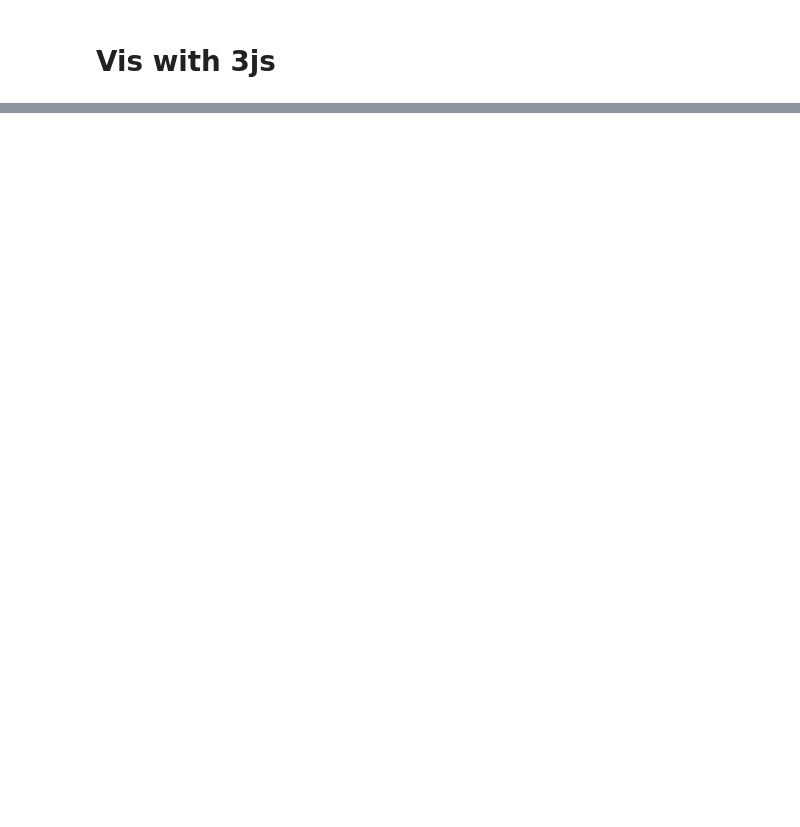
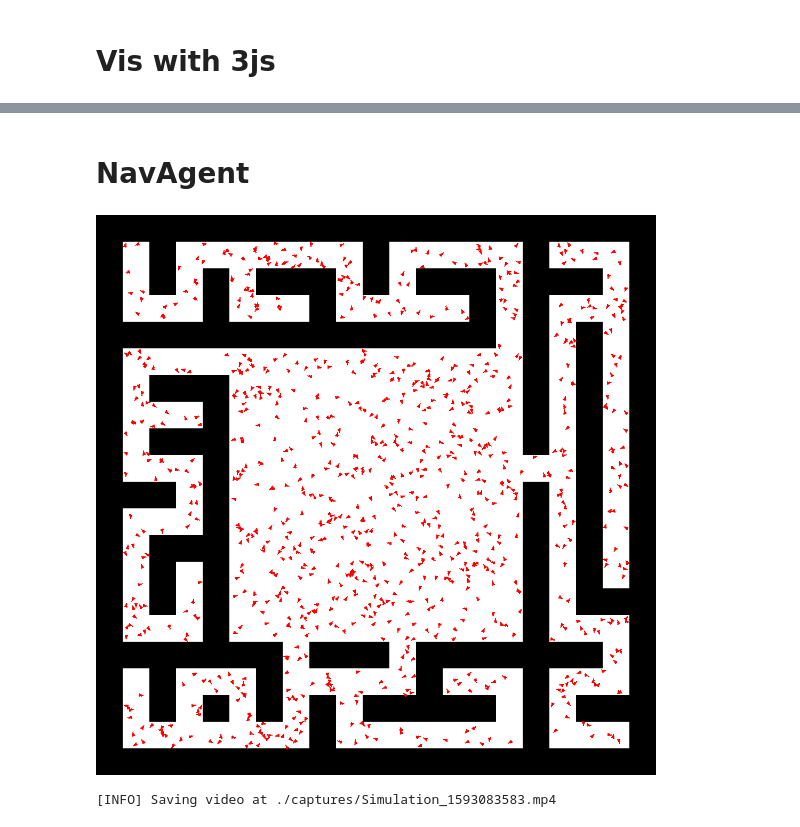
Before and after one commit to TheoLvs/westworld, a Jupyter notebook: dev/20200608 - Cataine dev.ipynb, the cells around one changed output, grey strips where cells are left out. Drawn from its saved outputs; the diff is of its cells as text; code cells hidden in the pictures; blank space fills up the shorter version.

```diff
--- a/dev/20200608 - Cataine dev.ipynb
+++ b/dev/20200608 - Cataine dev.ipynb
@@ -34,0 +84,37 @@ Hello from the pygame community. https://www.pygame.org/contribute.html
+# %% [markdown]
+# NavAgent
+# %%
+
+# Prepare layer
+layer = BaseLayer(img_filepath = "GeneratedMaze_cellsize=50.png",img_transparency = (255,255,255))
+
+
+
+class Agent(BaseAgent):
+
+    @property
+    def blocking(self):
+        return False
+
+    def when_blocked(self,collisions):
+        self.set_direction()
+
+
+    def step(self):
+        self.wander()
+#         self.angle += 1
+#         self.move(speed = 2)
+
+spawner = lambda x,y : Agent(x,y,width = 10,height = 10,img_asset = "arrow",img_rotate = True,)
+
+env = SpatialEnvironment(objects = [layer],background_color = WHITE)
+env.spawn(spawner,1000)
+env.render()
+env.get_img()
+# %% [output]
+[figure, added]
+# %%
+sim = Simulation(env,fps = 25)
+sim.run_episode(n_steps = 1000,save = True)
+# %% [output]
+[INFO] Saving video at ./captures/Simulation_1593083583.mp4
```
Also changed, not shown: parts of 6 cells of this notebook, 14 other files.
